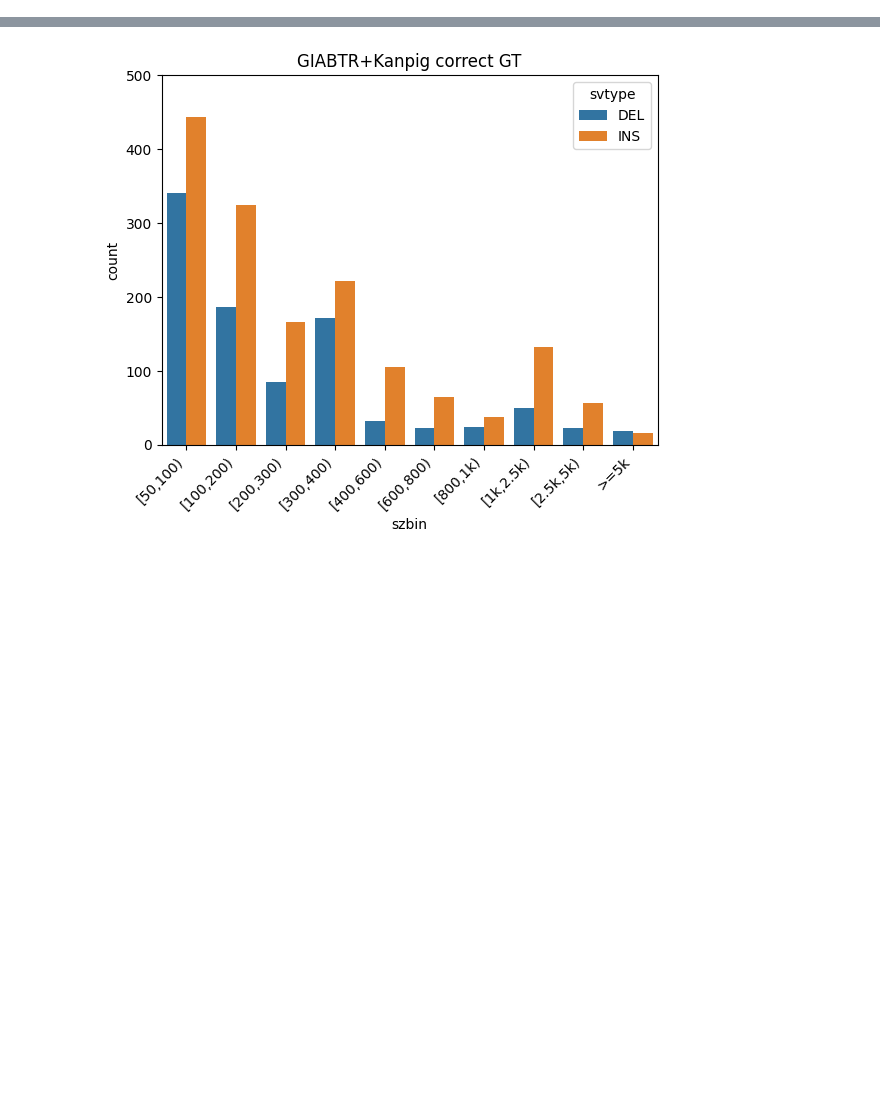
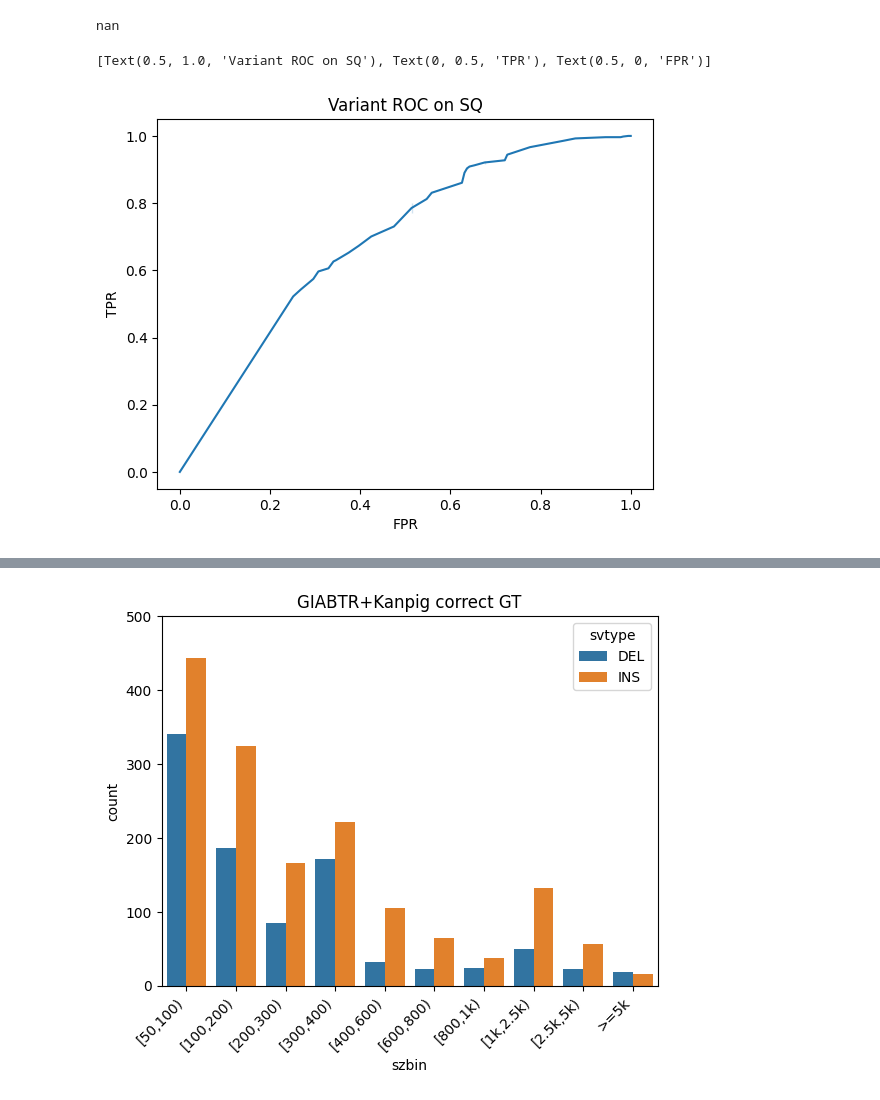
Before and after one commit to ACEnglish/kanpig, a Jupyter notebook: experiments/Analysis.ipynb, the cells around one changed output, grey strips where cells are left out. Saved outputs shown, nothing was run; the diff lists cells and outputs as text; code cells hidden in the pictures; blank space fills up the shorter version.

```diff
--- a/experiments/Analysis.ipynb
+++ b/experiments/Analysis.ipynb
@@ -9,0 +8,22 @@ import truvari
+# %%
+float('nan')
+# %% [output]
+nan
+# %%
+def correct_gtstate(x):
+    if x == '.':
+        return None
+    return x == '0'
+
+data = pd.read_csv("/Users/english/code/kanpig/experiments/test_rs/hcbench_noref/states.txt",
+                   sep='\t',
+                   names=['GQ', 'SQ', 'State', "GTState"])
+data['State'] = data['State'] == 'T'
+data['GTState'] = data['GTState'].apply(correct_gtstate)
+# %%
+falseposrate_noskill, trueposrate_noskill, _ = roc_curve(data['State'], data['SQ'])
+p = sb.lineplot(x=falseposrate_noskill, y=trueposrate_noskill)
+p.set(title="Variant ROC on SQ", ylabel="TPR", xlabel="FPR")
+# %% [output]
+[Text(0.5, 1.0, 'Variant ROC on SQ'), Text(0, 0.5, 'TPR'), Text(0.5, 0, 'FPR')]
+[figure, added]
```
Also changed, not shown: parts of 6 cells of this notebook, 4 other files.
